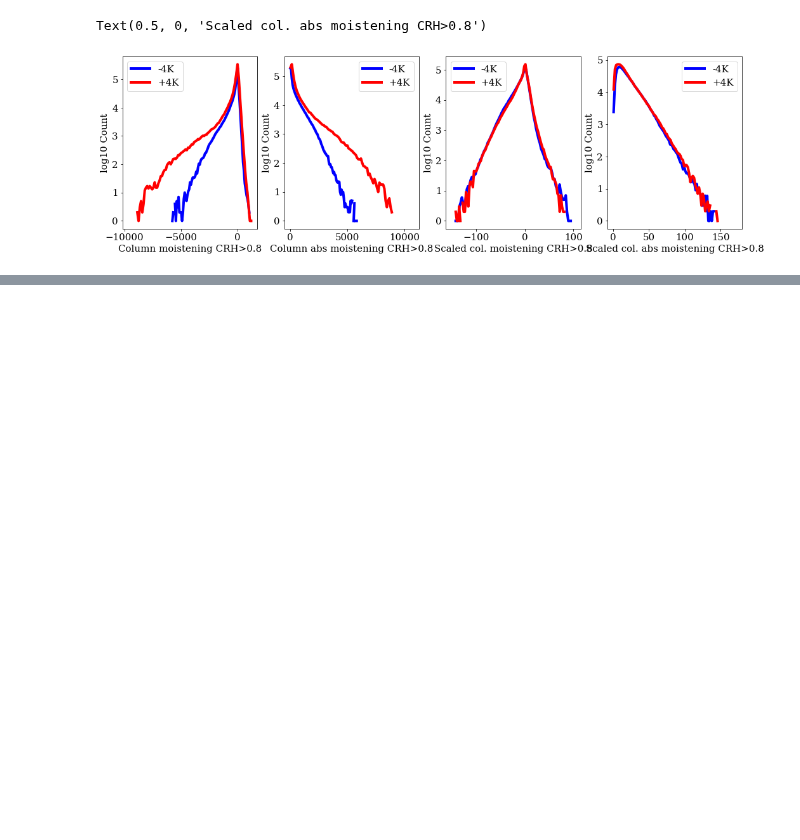
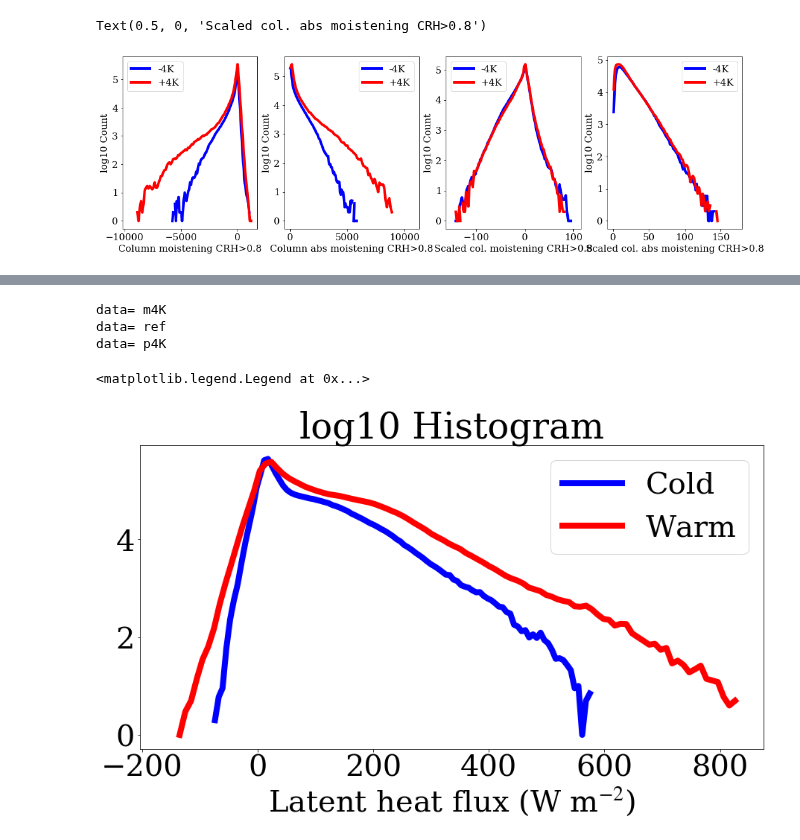
Before and after one commit to wallingTACC/CBRAIN-CAM, a Jupyter notebook: notebooks/tbeucler_devlog/044_Climate_invariant_analysis_output_scaling.ipynb, the cells around one changed output, grey strips where cells are left out. Cells and saved outputs as stored; diff of their text form; code cells hidden in the pictures; blank space fills up the shorter version.

```diff
--- a/notebooks/tbeucler_devlog/044_Climate_invariant_analysis_output_scaling.ipynb
+++ b/notebooks/tbeucler_devlog/044_Climate_invariant_analysis_output_scaling.ipynb
@@ -179,9 +165,9 @@ open_mfdataset).
 # %%
 #path = '/project/meteo/w2w/A6/S.Rasp/SP-CAM/sp8fbp_4k/sp8fbp_4k.cam2.h2.'
-#path = '/DFS-L/DATA/pritchard/tbeucler/SPCAM/sp8fbp_4k/sp8fbp_4k.cam2.h2.'
-path = '/scratch/05823/tg851228/CBRAIN/sp8fbp_4k/sp8fbp_4k.cam2.h2.'
+path = '/DFS-L/DATA/pritchard/tbeucler/SPCAM/sp8fbp_4k/sp8fbp_4k.cam2.h2.'
+#path = '/scratch/05823/tg851228/CBRAIN/sp8fbp_4k/sp8fbp_4k.cam2.h2.'
 
 # datap4K = xr.open_mfdataset(path+'0001-01-0?-00000.nc',\
 #                            decode_times=False)
-datap4K = xr.open_mfdataset(path+'0001-01-0*-00000.nc',\
+datap4K = xr.open_mfdataset(path+'0001-01-0?-00000.nc',\
                            decode_times=False)
@@ -202,7 +174,7 @@ open_mfdataset).
 # %%
-#path = '/DFS-L/DATA/pritchard/tbeucler/SPCAM/fluxbypass_aqua/AndKua_aqua_SPCAM3.0_sp_fbp_f4.cam2.h1.'
-path = '/scratch/05823/tg851228/CBRAIN/fluxbypass_aqua/AndKua_aqua_SPCAM3.0_sp_fbp_f4.cam2.h1.'
+path = '/DFS-L/DATA/pritchard/tbeucler/SPCAM/fluxbypass_aqua/AndKua_aqua_SPCAM3.0_sp_fbp_f4.cam2.h1.'
+#path = '/scratch/05823/tg851228/CBRAIN/fluxbypass_aqua/AndKua_aqua_SPCAM3.0_sp_fbp_f4.cam2.h1.'
 # dataref = xr.open_mfdataset(path+'0001-01-0?-00000.nc',\
 #                            decode_times=False)
-dataref = xr.open_mfdataset(path+'0001-01-0*-00000.nc',\
+dataref = xr.open_mfdataset(path+'0001-01-0?-00000.nc',\
                            decode_times=False)
@@ -1571,0 +1620,39 @@ Text(0.5, 0, 'Scaled col. abs moistening CRH>0.8')
+# %%
+LHFHIST = {}
+SHFHIST = {}
+LHFscaledSHIST = {}
+LHFscaledNSHIST = {}
+
+for idata,data in enumerate(['m4K','ref','p4K']):
+    print('data=',data)
+
+    if idata==0: d = datam4K
+    elif idata==1: d = dataref
+    elif idata==2: d = datap4K
+
+    LHFHIST[data] = np.histogram(d.LHFLX.values.flatten(),bins=100)
+    SHFHIST[data] = np.histogram(d.SHFLX.values.flatten(),bins=100)
+    LHFscaledSHIST[data] = np.histogram(LHFscaledS[data].values.flatten(),bins=100)
+    LHFscaledNSHIST[data] = np.histogram(LHFscaledNS[data].values.flatten(),bins=100)
+# %% [output]
+data= m4K
+data= ref
+data= p4K
+# %%
+# Plot characteristics
+fz = 40
+lw = 8
+plt.rc('text', usetex=False)
+plt.rc('font', family='serif', size=fz)
+mpl.rcParams['lines.linewidth'] = lw
+plt.close('all')
+# %%
+plt.figure(figsize=(15,7.5))
+plt.plot(edg2bin(LHFHIST['m4K'][1]),np.log10(LHFHIST['m4K'][0]),color='b',label='Cold')
+plt.plot(edg2bin(LHFHIST['p4K'][1]),np.log10(LHFHIST['p4K'][0]),color='r',label='Warm')
+plt.xlabel('Latent heat flux (W m$^{-2}$)')
+plt.title('log10 Histogram')
+plt.legend(loc='upper right')
+# %% [output]
+<matplotlib.legend.Legend at 0x...>
+[figure, added]
```
Also changed, not shown: parts of 16 cells of this notebook, 1 other file.
